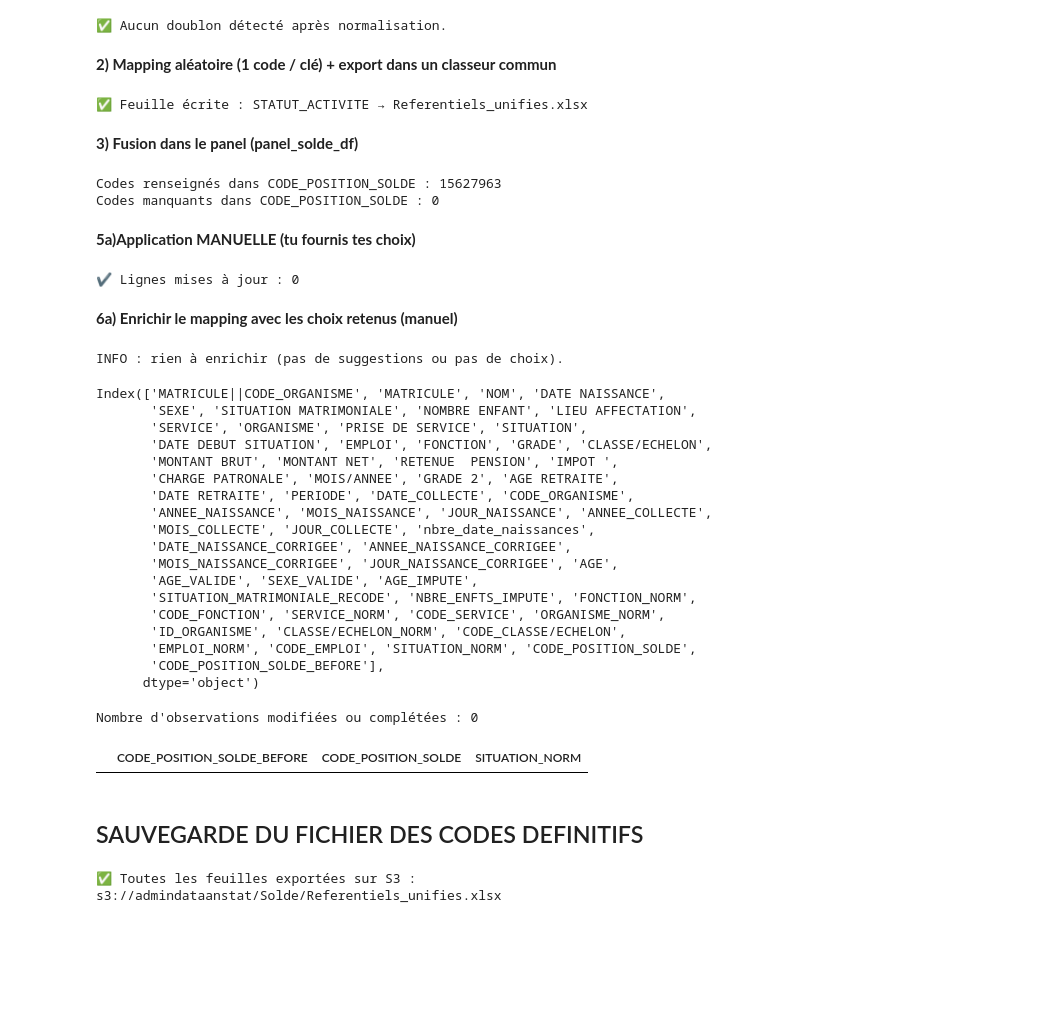
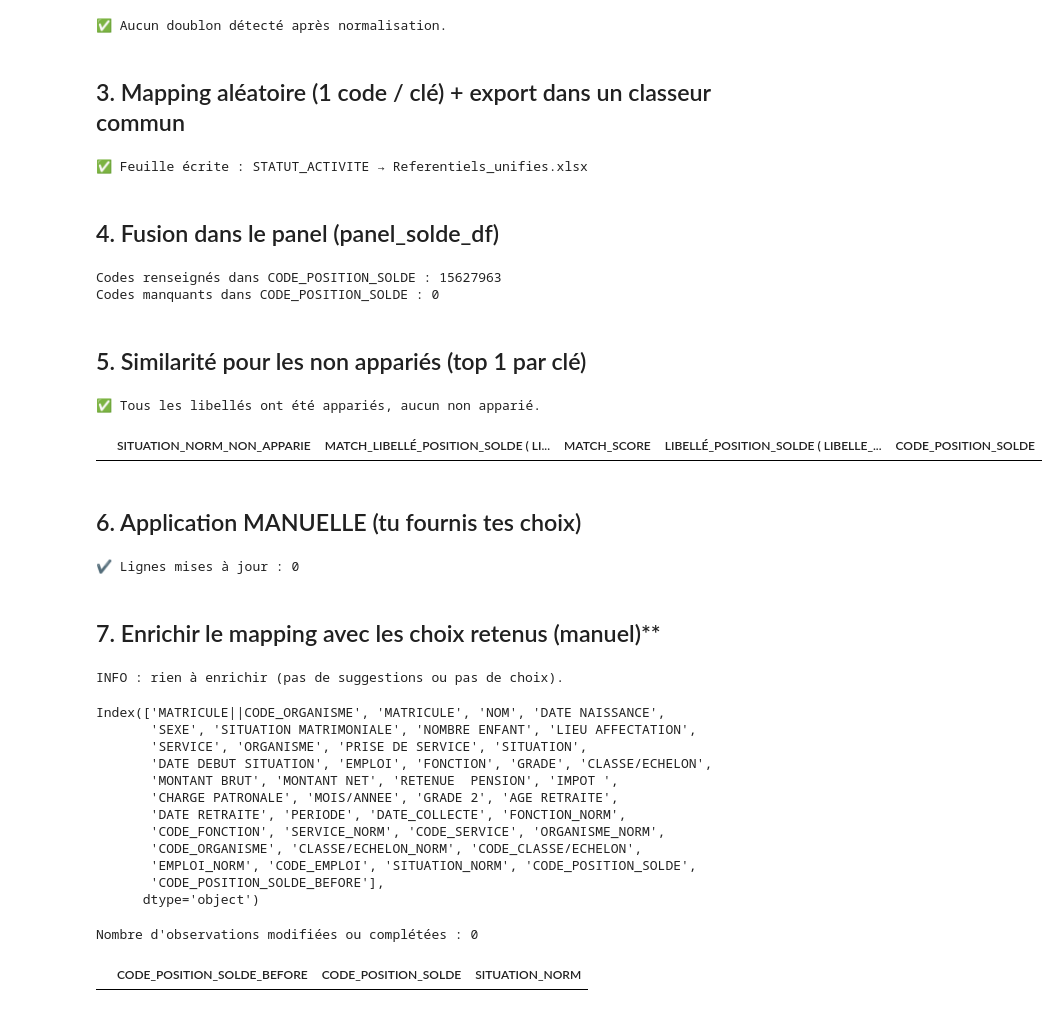
Before and after one commit to cae-ins/panel_admin_data, a Jupyter notebook: Jointure_Code_Solde.ipynb, the cells around one changed output. Saved outputs shown, nothing was run; the diff lists cells and outputs as text; code cells hidden in the pictures; blank space fills up the shorter version.

```diff
--- a/Jointure_Code_Solde.ipynb
+++ b/Jointure_Code_Solde.ipynb
@@ -45,7 +45,7 @@ s3_client = boto3.client(
 
 # Paramètres
 bucket_name = "admindataanstat"
-object_key = "Solde/panel_solde_df_280725.parquet"
+object_key = "Solde/panel_solde_df_1.parquet"
 
 # Télécharger l'objet depuis S3
 obj = s3_client.get_object(Bucket=bucket_name, Key=object_key)
@@ -1467,4 +1735,7 @@ Nombre d'observations modifiées ou complétées : 37766
 # %%
 # Supprimer CODE_ORGANISME_BEFORE
 panel_solde_df=panel_solde_df.drop(columns=["ID_ORGANISME_BEFORE"])
+# %%
+# Renommer la variable ID_ORGANISME
+panel_solde_df=panel_solde_df.rename(columns={"ID_ORGANISME": "CODE_ORGANISME"})
 # %%
@@ -2059,7 +2281,7 @@ df_dups = report_duplicates(df_ref, var_norm_ext, var_lib_ext, var_code_ext)
 # %% [output]
 ✅ Aucun doublon détecté après normalisation.
 # %% [markdown]
-**2) Mapping aléatoire (1 code / clé) + export dans un classeur commun**
+## 3. Mapping aléatoire (1 code / clé) + export dans un classeur commun
 # %%
 # Construction du mapping
 mapping = build_random_mapping(df_ref, var_norm_ext, var_code_ext, var_lib_ext, seed=123)
@@ -2069,7 +2291,7 @@ export_mapping(mapping, workbook_path="Referentiels_unifies.xlsx", sheet_name= n
 # %% [output]
 ✅ Feuille écrite : STATUT_ACTIVITE → Referentiels_unifies.xlsx
 # %% [markdown]
-**3) Fusion dans le panel (panel_solde_df)**
+## 4. Fusion dans le panel (panel_solde_df)
 # %%
 # Utilisation de la fonction "merge_mapping_into_panel"
 panel_solde_df, _, _ = merge_mapping_into_panel(
@@ -2081,8 +2303,21 @@ panel_solde_df, _, _ = merge_mapping_into_panel(
 # %% [output]
 Codes renseignés dans CODE_POSITION_SOLDE : 15627963
 Codes manquants dans CODE_POSITION_SOLDE : 0
+# %% [markdown]
+## 5. Similarité pour les non appariés (top 1 par clé)
+# %%
+suggestions_best = best_suggestions(
+    panel_solde_df, mapping,
+    var_norm_panel=var_norm_panel, var_norm_ext=var_norm_ext,
+    var_lib_ext=var_lib_ext, var_code_ext=var_code_ext,
+    var_code_panel=var_code_panel,
+    min_score_show=0
+)
+# %% [output]
+✅ Tous les libellés ont été appariés, aucun non apparié.
+|  | SITUATION_NORM_NON_APPARIE | MATCH_LIBELLÉ_POSITION_SOLDE ( LI... | MATCH_SCORE | LIBELLÉ_POSITION_SOLDE ( LIBELLE_... | CODE_POSITION_SOLDE |
 # %% [markdown]
-**5a)Application MANUELLE (tu fournis tes choix)**
+## 6. Application MANUELLE (tu fournis tes choix)
 # %%
 # Dictionnaire des choix forcés : clé = libellé normalisé du panel, valeur = code du référentiel (fichier Excel) choisi
 CHOIX_FORCES = {
@@ -2098,7 +2333,7 @@ panel_solde_df, audit_manuel = apply_choices(
 # %% [output]
 ✔ Lignes mises à jour : 0
 # %% [markdown]
-**6a) Enrichir le mapping avec les choix retenus (manuel)**
+## 7. Enrichir le mapping avec les choix retenus (manuel)**
 # %%
 #   on reconstruit le dict choices_map à partir des choix imposés manuellement
 if not audit_manuel.empty:
@@ -2128,15 +2363,9 @@ Index(['MATRICULE||CODE_ORGANISME', 'MATRICULE', 'NOM', 'DATE NAISSANCE',
        'DATE DEBUT SITUATION', 'EMPLOI', 'FONCTION', 'GRADE', 'CLASSE/ECHELON',
        'MONTANT BRUT', 'MONTANT NET', 'RETENUE  PENSION', 'IMPOT ',
        'CHARGE PATRONALE', 'MOIS/ANNEE', 'GRADE 2', 'AGE RETRAITE',
-       'DATE RETRAITE', 'PERIODE', 'DATE_COLLECTE', 'CODE_ORGANISME',
-       'ANNEE_NAISSANCE', 'MOIS_NAISSANCE', 'JOUR_NAISSANCE', 'ANNEE_COLLECTE',
-       'MOIS_COLLECTE', 'JOUR_COLLECTE', 'nbre_date_naissances',
-       'DATE_NAISSANCE_CORRIGEE', 'ANNEE_NAISSANCE_CORRIGEE',
-       'MOIS_NAISSANCE_CORRIGEE', 'JOUR_NAISSANCE_CORRIGEE', 'AGE',
-       'AGE_VALIDE', 'SEXE_VALIDE', 'AGE_IMPUTE',
-       'SITUATION_MATRIMONIALE_RECODE', 'NBRE_ENFTS_IMPUTE', 'FONCTION_NORM',
+       'DATE RETRAITE', 'PERIODE', 'DATE_COLLECTE', 'FONCTION_NORM',
        'CODE_FONCTION', 'SERVICE_NORM', 'CODE_SERVICE', 'ORGANISME_NORM',
-       'ID_ORGANISME', 'CLASSE/ECHELON_NORM', 'CODE_CLASSE/ECHELON',
+       'CODE_ORGANISME', 'CLASSE/ECHELON_NORM', 'CODE_CLASSE/ECHELON',
        'EMPLOI_NORM', 'CODE_EMPLOI', 'SITUATION_NORM', 'CODE_POSITION_SOLDE',
        'CODE_POSITION_SOLDE_BEFORE'],
       dtype='object')
@@ -2162,34 +2391,3 @@ Nombre d'observations modifiées ou complétées : 0
 # %%
 # Suppression de la variable CODE_POSITION_SOLDE_BEFORE
 panel_solde_df=panel_solde_df.drop(columns=['CODE_POSITION_SOLDE_BEFORE'])
-# %% [markdown]
-## SAUVEGARDE DU FICHIER DES CODES DEFINITIFS
-# %%
-# Connexion S3 / MinIO
-s3_client = boto3.client(
-    "s3",
-    endpoint_url="http://minio.mon-namespace.svc.cluster.local:80",
-    aws_access_key_id="wer1Or8j7hXa3QGk2M3M",
-    aws_secret_access_key="YtbyBd3Y0bEYeDy8aeX3lAf4JIUlKYlxY8lNVTVt",
-    verify=False
-)
-
-bucket_name = "admindataanstat"
-object_key = "Solde/Referentiels_unifies.xlsx"
-
-# Lecture du fichier local ou en mémoire contenant toutes les feuilles
-excel_path_local = "Referentiels_unifies.xlsx"  # ou un chemin local existant
-all_sheets = pd.read_excel(excel_path_local, sheet_name=None)  # sheet_name=None -> toutes les feuilles
-
-# Conversion en Excel en mémoire
-excel_buffer = io.BytesIO()
-with pd.ExcelWriter(excel_buffer, engine="openpyxl") as writer:
-    for sheet_name, df in all_sheets.items():
-        df.to_excel(writer, index=False, sheet_name=sheet_name)
-
-# Upload sur S3
-s3_client.put_object(Bucket=bucket_name, Key=object_key, Body=excel_buffer.getvalue())
-
-print(f"✅ Toutes les feuilles exportées sur S3 : s3://{bucket_name}/{object_key}")
-# %% [output]
-✅ Toutes les feuilles exportées sur S3 : s3://admindataanstat/Solde/Referentiels_unifies.xlsx
```
Also changed, not shown: parts of 109 cells of this notebook, 2 other files.
